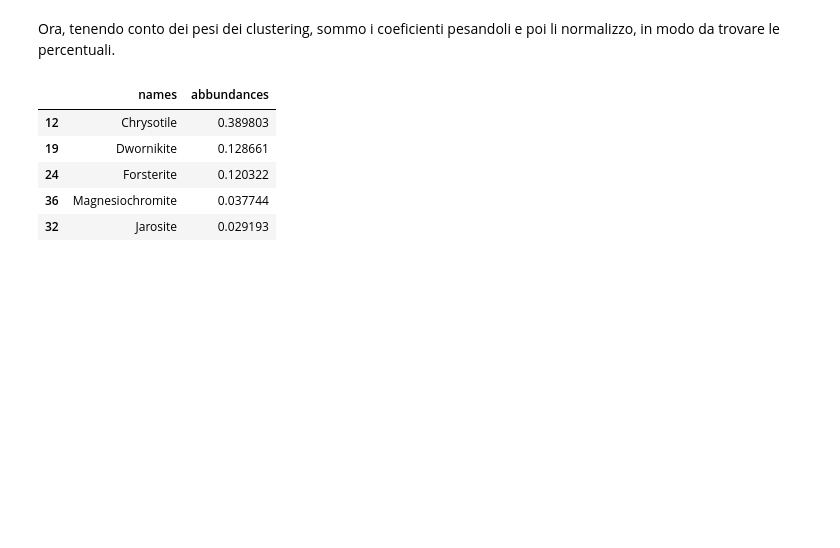
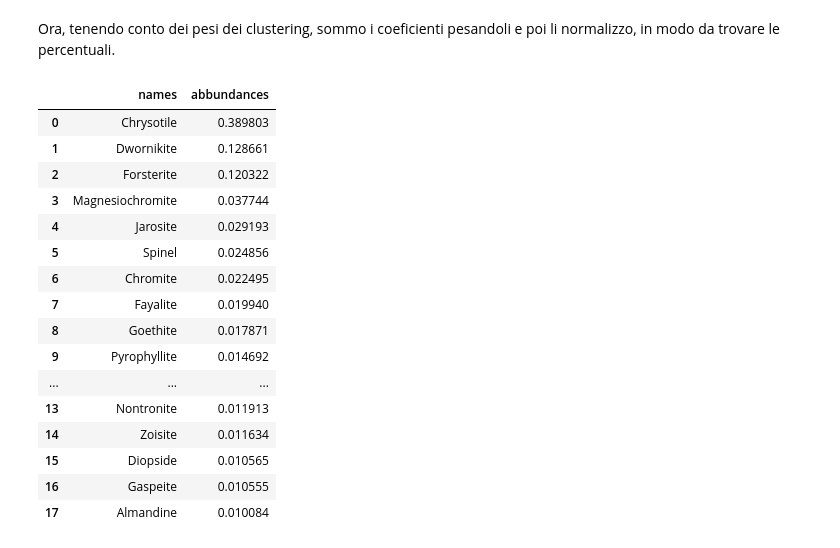
Before and after one commit to FabioBrugnara/repo_raman_4exam, a Jupyter notebook: notebooks/FIT.ipynb, the cells around one changed output. Cells and saved outputs as stored; diff of their text form; code cells hidden in the pictures; blank space fills up the shorter version.

```diff
--- a/notebooks/FIT.ipynb
+++ b/notebooks/FIT.ipynb
@@ -58,19 +58,35 @@ Ora, tenendo conto dei pesi dei clustering, sommo i coeficienti pesandoli e poi
 # %%
 #numero di spettri per cluster in ordine
 weights=[np.count_nonzero(labels==i) for i in range(len(data.columns)-1)]
+
 #moltiplico i coeficienti del cluster i-esimo per questo numero
-abbundances_notnormalized=[coeff[i]*weights[i] for i in range(len(data.columns)-1)]
+abb_notnormalized=[coeff[i]*weights[i] for i in range(len(data.columns)-1)]
+
 #e infine ho la media pesata dei coeficienti
-abbundances=sum(abbundances_notnormalized)/(sum(abbundances_notnormalized).sum())
+abb=sum(abb_notnormalized)/(sum(abb_notnormalized).sum())
+
 #Creo un Pandas dataframe con nomi e abbondanze
-abbundance_table=pd.DataFrame({'names':pure_material_names,'abbundances':abbundances})
+abb_table=pd.DataFrame({'names':pure_material_names,'abbundances':abb})
+
 #riordino in base alla concenrazione
-abbundance_table.sort_values('abbundances',ascending=False,inplace=True)
-abbundance_table.head(5)
+abb_table.sort_values('abbundances',ascending=False,inplace=True, ignore_index=True)
+
+abb_table[abb_table['abbundances']>0.01]
 # %% [output]
 |  | names | abbundances |
-| 12 | Chrysotile | 0.389803 |
-| 19 | Dwornikite | 0.128661 |
-| 24 | Forsterite | 0.120322 |
-| 36 | Magnesiochromite | 0.037744 |
-| 32 | Jarosite | 0.029193 |
+| 0 | Chrysotile | 0.389803 |
+| 1 | Dwornikite | 0.128661 |
+| 2 | Forsterite | 0.120322 |
+| 3 | Magnesiochromite | 0.037744 |
+| 4 | Jarosite | 0.029193 |
+| 5 | Spinel | 0.024856 |
+| 6 | Chromite | 0.022495 |
+| 7 | Fayalite | 0.019940 |
+| 8 | Goethite | 0.017871 |
+| 9 | Pyrophyllite | 0.014692 |
+| ... | ... | ... |
+| 13 | Nontronite | 0.011913 |
+| 14 | Zoisite | 0.011634 |
+| 15 | Diopside | 0.010565 |
+| 16 | Gaspeite | 0.010555 |
+| 17 | Almandine | 0.010084 |
```
Also changed, not shown: parts of 1 cell of this notebook, 1 other file.
